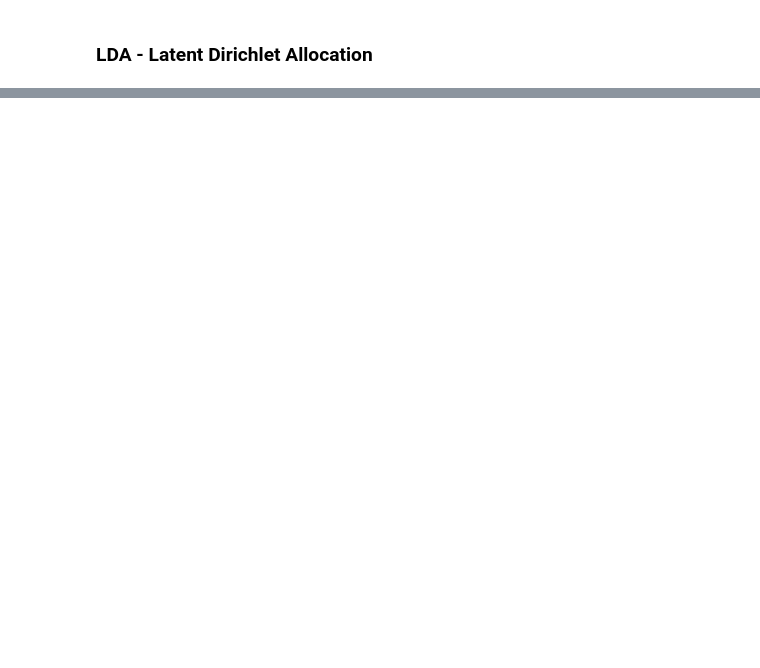
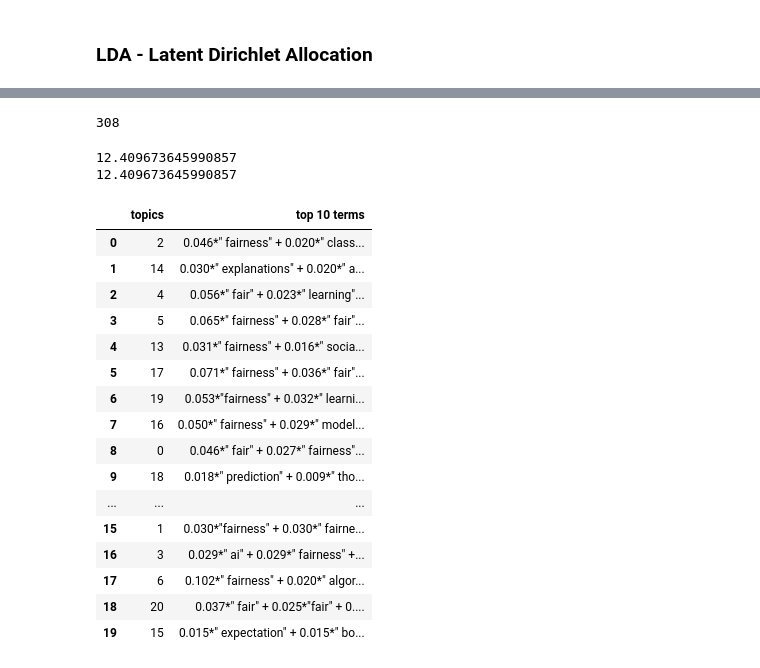
Before and after one commit to dreyjo/info628_Fair-Is, a Jupyter notebook: notebooks/data_preprocessing-topicmodeling_12092021.ipynb, the cells around one changed output, grey strips where cells are left out. Cells and saved outputs as stored; diff of their text form; code cells hidden in the pictures; blank space fills up the shorter version.

```diff
--- a/notebooks/data_preprocessing-topicmodeling_12092021.ipynb
+++ b/notebooks/data_preprocessing-topicmodeling_12092021.ipynb
@@ -208,0 +277,4 @@ data.to_csv('../data/processed_data/csv/processed_primary_data.csv')
+# %%
+#last preprocessing steps to make our data ready for turning into a dictionary
+doc_t=to_dict(docs['title_tokens'].apply(lambda x: x.strip()))
+doc_a=to_dict(docs['abstract_tokens'].apply(lambda x: x.strip()))
@@ -208,0 +305,11 @@ data.to_csv('../data/processed_data/csv/processed_primary_data.csv')
+# %%
+#creating titles dictionary:
+t_dict = corpora.Dictionary(doc_t)
+
+#creating titles corpus/dtm:
+t_corpus = [t_dict.doc2bow(text) for text in doc_t]
+
+
+#[dictionary.doc2bow(doc.split()) for doc in text]
+#t_dict = corpora.Dictionary([doc_t.split() for doc in doc_t])
+#a_dict = corpora.Dictionary(doc_a) #302 unique tokens
@@ -212,0 +388,18 @@ data.to_csv('../data/processed_data/csv/processed_primary_data.csv')
+# %%
+#setting iniital k-values
+k_1 = 21
+# %%
+len(doc_t)
+# %% [output]
+308
+# %%
+#To try a different lower k-value i'm going to use the square root of n/2 where n is the number of documents
+import math
+
+#math.sqrt(308/2)
+k_2=math.sqrt(308/2)
+print(math.sqrt(308/2))
+print(k_3)
+# %% [output]
+12.409673645990857
+12.409673645990857
@@ -212,0 +409,33 @@ data.to_csv('../data/processed_data/csv/processed_primary_data.csv')
+# %%
+#Title Model where k=21
+lda_t_1 = gensim.models.ldamodel.LdaModel(corpus=t_corpus, id2word=t_dict, num_topics=k_1)
+# %%
+#Printing Ttile Topics where k=21
+pd.set_option('display.max_rows', None)
+pd.set_option('display.max_columns', None)
+pd.set_option('display.width', None)
+pd.set_option('display.max_colwidth', None)
+
+
+
+title_topics = pd.DataFrame(lda_t_1.print_topics(num_words=20))
+title_topics.columns = ["topics", "top 10 terms"]
+title_topics
+# %% [output]
+|  | topics | top 10 terms |
+| 0 | 2 | 0.046*" fairness" + 0.020*" class... |
+| 1 | 14 | 0.030*" explanations" + 0.020*" a... |
+| 2 | 4 | 0.056*" fair" + 0.023*" learning"... |
+| 3 | 5 | 0.065*" fairness" + 0.028*" fair"... |
+| 4 | 13 | 0.031*" fairness" + 0.016*" socia... |
+| 5 | 17 | 0.071*" fairness" + 0.036*" fair"... |
+| 6 | 19 | 0.053*"fairness" + 0.032*" learni... |
+| 7 | 16 | 0.050*" fairness" + 0.029*" model... |
+| 8 | 0 | 0.046*" fair" + 0.027*" fairness"... |
+| 9 | 18 | 0.018*" prediction" + 0.009*" tho... |
+| ... | ... | ... |
+| 15 | 1 | 0.030*"fairness" + 0.030*" fairne... |
+| 16 | 3 | 0.029*" ai" + 0.029*" fairness" +... |
+| 17 | 6 | 0.102*" fairness" + 0.020*" algor... |
+| 18 | 20 | 0.037*" fair" + 0.025*"fair" + 0.... |
+| 19 | 15 | 0.015*" expectation" + 0.015*" bo... |
```
Also changed, not shown: parts of 49 cells of this notebook, 34 other files.
